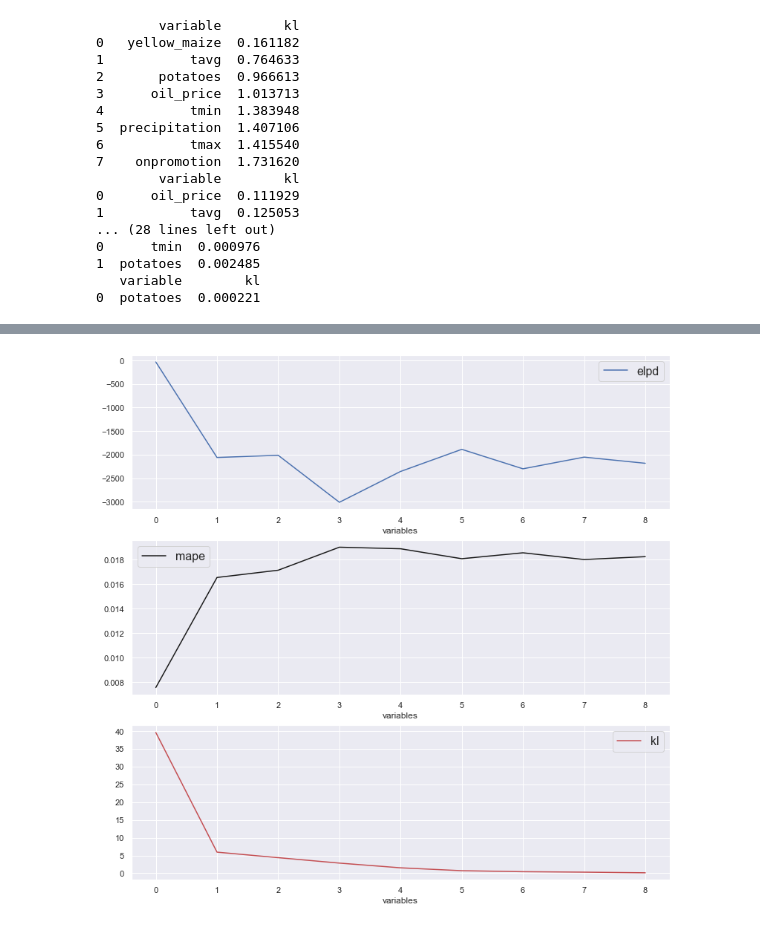
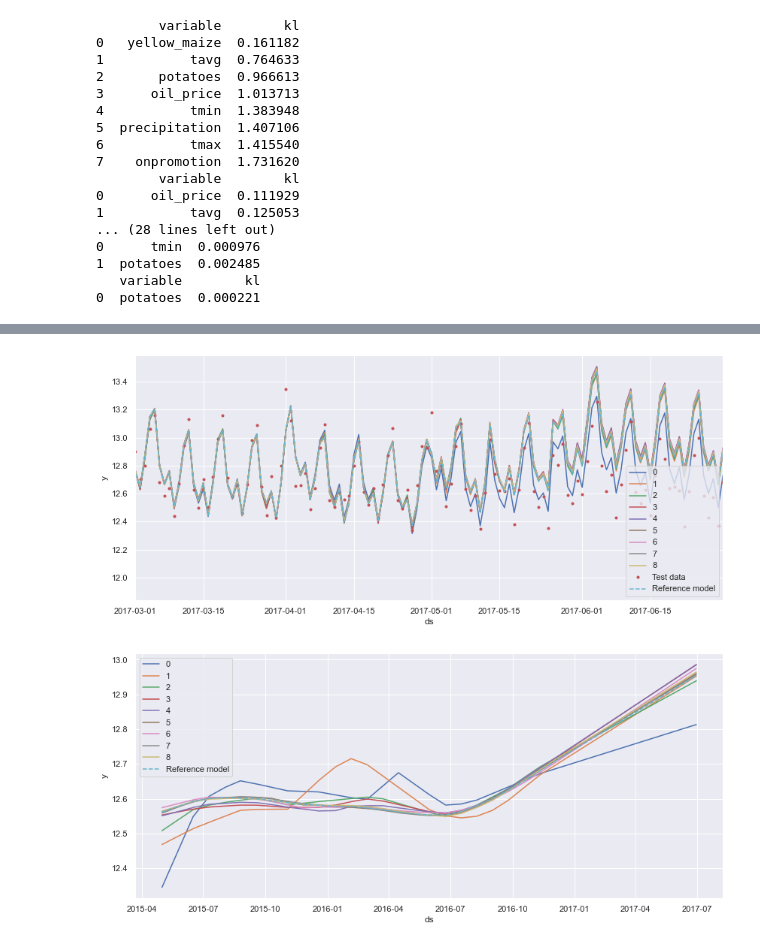
Before and after one commit to Elias-YJ/bsc-thesis, a Jupyter notebook: Projections.ipynb, the cells around one changed output, grey strips where cells are left out. Cells and saved outputs as stored; diff of their text form; code cells hidden in the pictures.

Commit message:
Refactor plotting

```diff
--- a/Projections.ipynb
+++ b/Projections.ipynb
@@ -155,4 +156,4 @@ with suppress_stdout_stderr():
 0  potatoes  0.000221
 # %%
 with suppress_stdout_stderr():
-    stat_table = m.generate_submodels(path, train, future, ndraws_pred=20, iter=3*1e4)
+    submodels = m.compute_submodels(path, train, future, ndraws_pred=20, iter=3*1e4)
@@ -174,11 +160,8 @@ stat_table
-# %%
-fig, ax = plt.subplots(3,1, figsize=(13,13))
-ax[0].plot(stat_table['elpd'], label="elpd")
-ax[1].plot(stat_table['mape'], label="mape", c='k')
-ax[2].plot(stat_table['kl'], label="kl", c='r')
-for axis in ax:
-    axis.legend(prop={'size': 16})
-    axis.set_xlabel('variables')
-plt.show()
-# %% [output]
-[figure, removed]
+# %%
+prophet_projpred.plot_submodels(m, submodels, future)
+# %% [output]
+[figure, added]
+# %%
+prophet_projpred.plot_submodel_trends(m, submodels, future)
+# %% [output]
+[figure, added]
```
Also changed, not shown: parts of 5 cells of this notebook, 6 other files.
